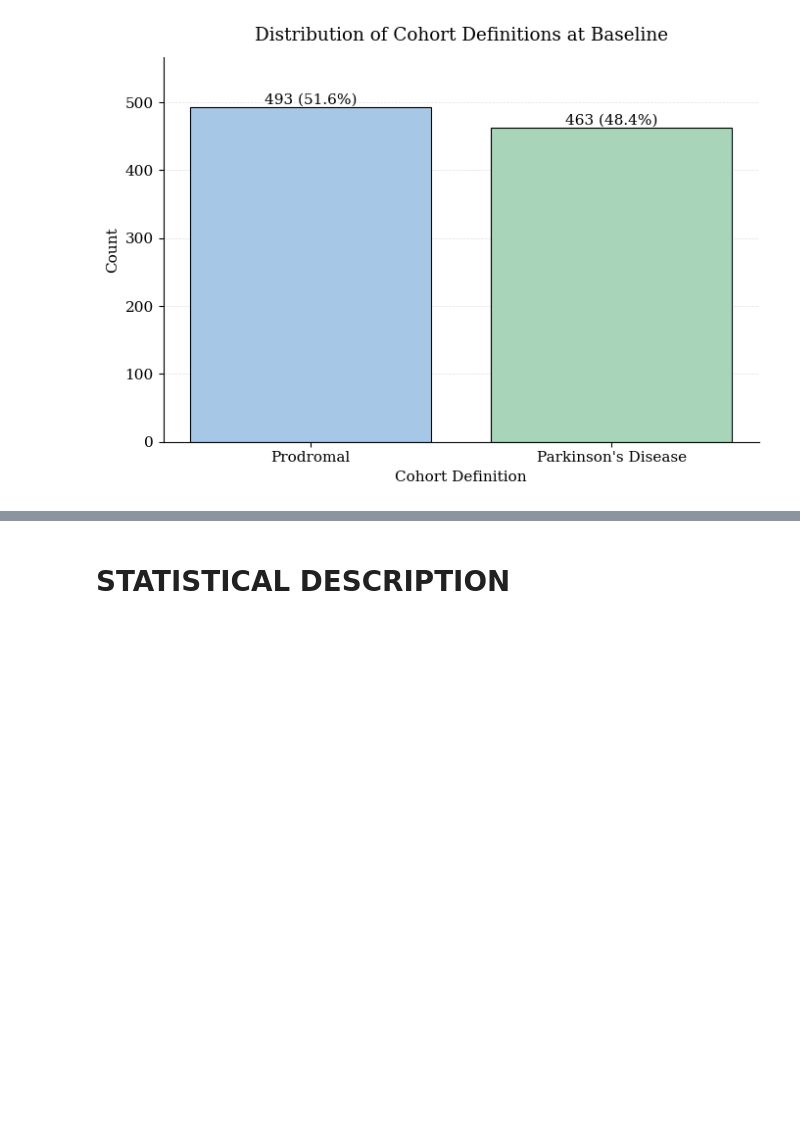
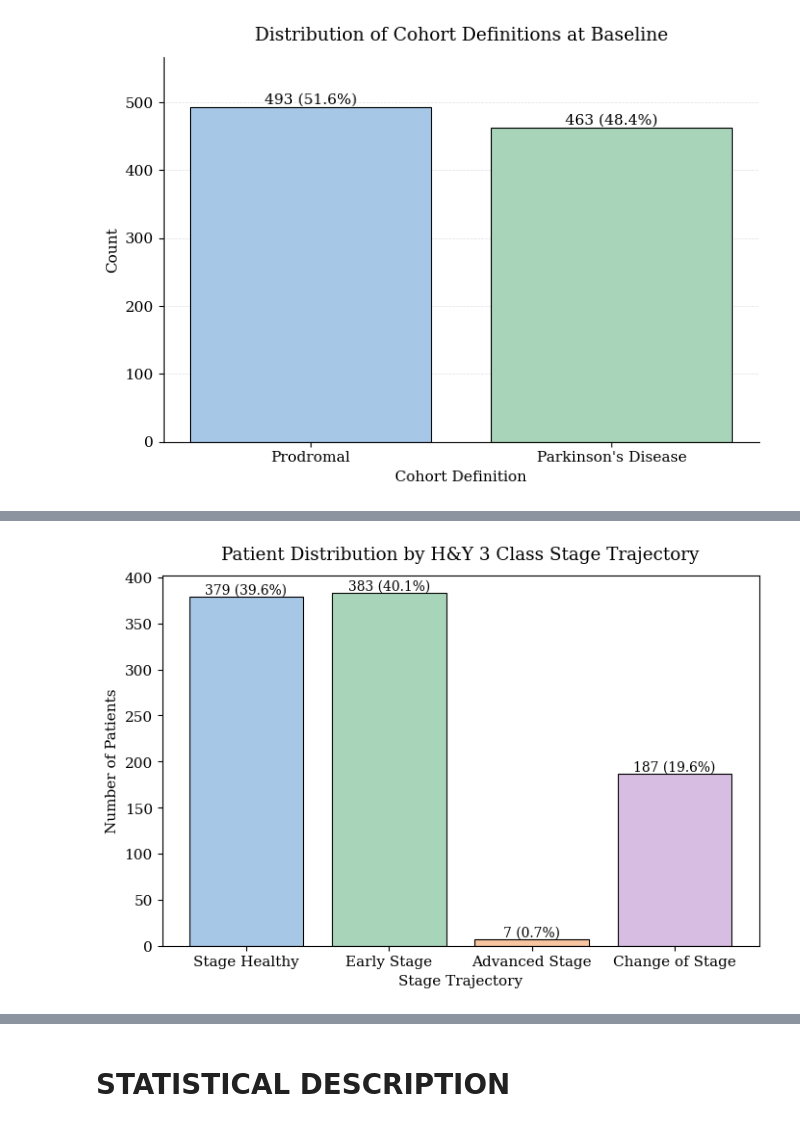
Before and after one commit to fserracrespi/PD_progression_ppmi, a Jupyter notebook: SCRIPTS/PYTHON/DATA EDA/HY_OUTPUT.ipynb, the cells around one changed output, grey strips where cells are left out. Drawn from its saved outputs; the diff is of its cells as text; code cells hidden in the pictures; blank space fills up the shorter version.

```diff
--- a/SCRIPTS/PYTHON/DATA EDA/HY_OUTPUT.ipynb
+++ b/SCRIPTS/PYTHON/DATA EDA/HY_OUTPUT.ipynb
@@ -309,0 +231,85 @@ plt.show()
+# %%
+import pandas as pd
+import matplotlib.pyplot as plt
+
+counts = {
+    'Stage Healthy': 0,
+    'Early Stage': 0,
+    'Advanced Stage': 0,
+    'Change of Stage': 0
+}
+
+for patno in data_HY_v2['PATNO'].unique():
+    subset_data = data_HY_v2[data_HY_v2['PATNO'] == patno]
+    stages = subset_data['STAGE'].dropna().unique()
+
+    if len(stages) > 1:
+        counts['Change of Stage'] += 1
+
+    elif len(stages) == 1:
+        if stages[0] == 'Healthy':
+            counts['Stage Healthy'] += 1
+
+        elif stages[0] == 'Early Stage':
+            counts['Early Stage'] += 1
+
+        elif stages[0] == 'Advanced Stage':
+            counts['Advanced Stage'] += 1
+
+
+# Convertir a DataFrame manteniendo el orden clínico
+counts_df = pd.DataFrame(
+    list(counts.items()),
+    columns=['Stage', 'Count']
+)
+
+total = counts_df['Count'].sum()
+counts_df['Pct'] = counts_df['Count'] / total * 100
+
+
+# Colores pastel
+color_map = {
+    "Stage Healthy": "#A7C7E7",
+    "Early Stage": "#A8D5BA",
+    "Advanced Stage": "#F7C59F",
+    "Change of Stage": "#D7BDE2"
+}
+
+colors = [color_map[stage] for stage in counts_df['Stage']]
+
+
+plt.rcParams.update({
+    "font.family": "serif",
+    "font.size": 11
+})
+
+fig, ax = plt.subplots(figsize=(8, 5))
+
+bars = ax.bar(
+    counts_df['Stage'],
+    counts_df['Count'],
+    color=colors,
+    edgecolor='black',
+    linewidth=0.8
+)
+
+# Añadir contador y porcentaje encima de cada barra
+for bar, count, pct in zip(bars, counts_df['Count'], counts_df['Pct']):
+    height = bar.get_height()
+
+    ax.text(
+        bar.get_x() + bar.get_width() / 2,
+        height,
+        f"{count} ({pct:.1f}%)",
+        ha='center',
+        va='bottom',
+        fontsize=10
+    )
+
+ax.set_title("Patient Distribution by H&Y 3 Class Stage Trajectory", pad=12)
+ax.set_xlabel("Stage Trajectory")
+ax.set_ylabel("Number of Patients")
+
+# Estilo limpio
+ax.spines['top'].set
+# %% [output]
@@ -309,0 +317 @@ plt.show()
+[figure, added]
```
Also changed, not shown: parts of 14 cells of this notebook, 4 other files.
